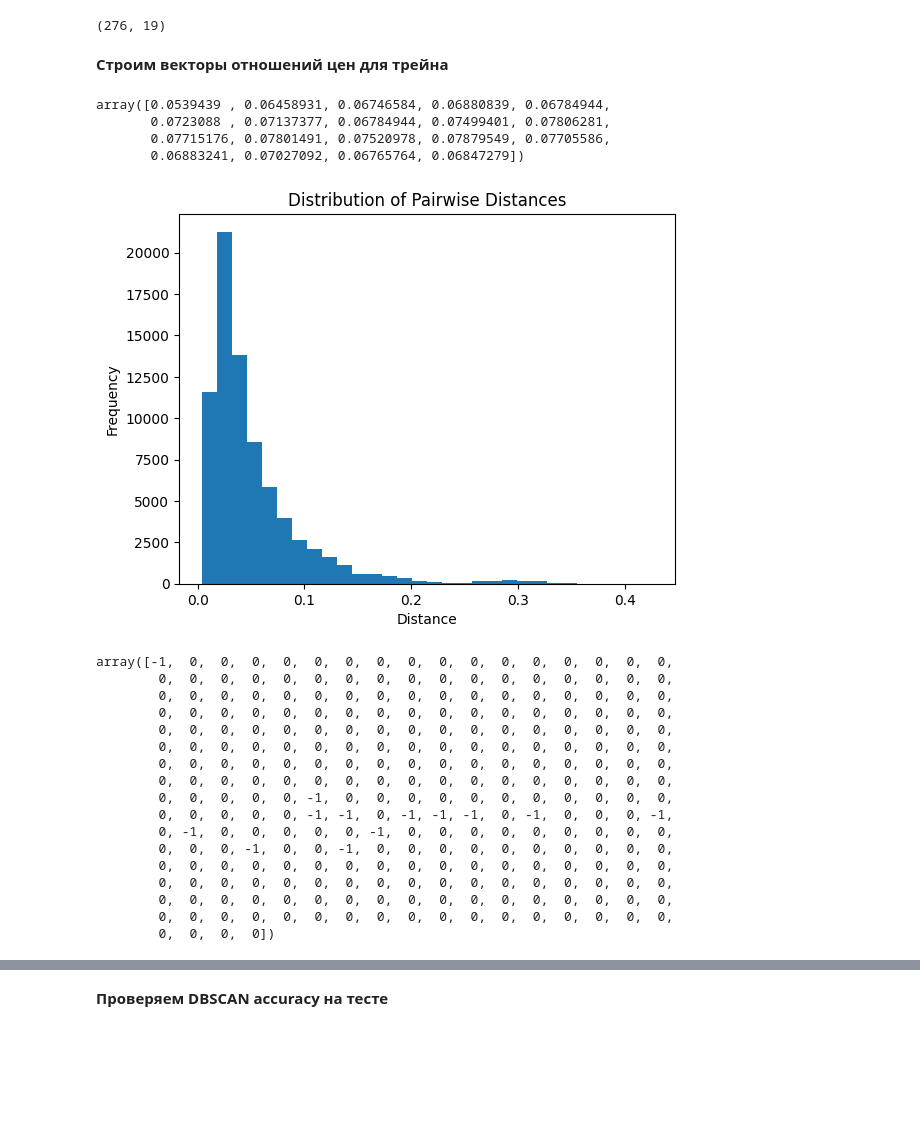
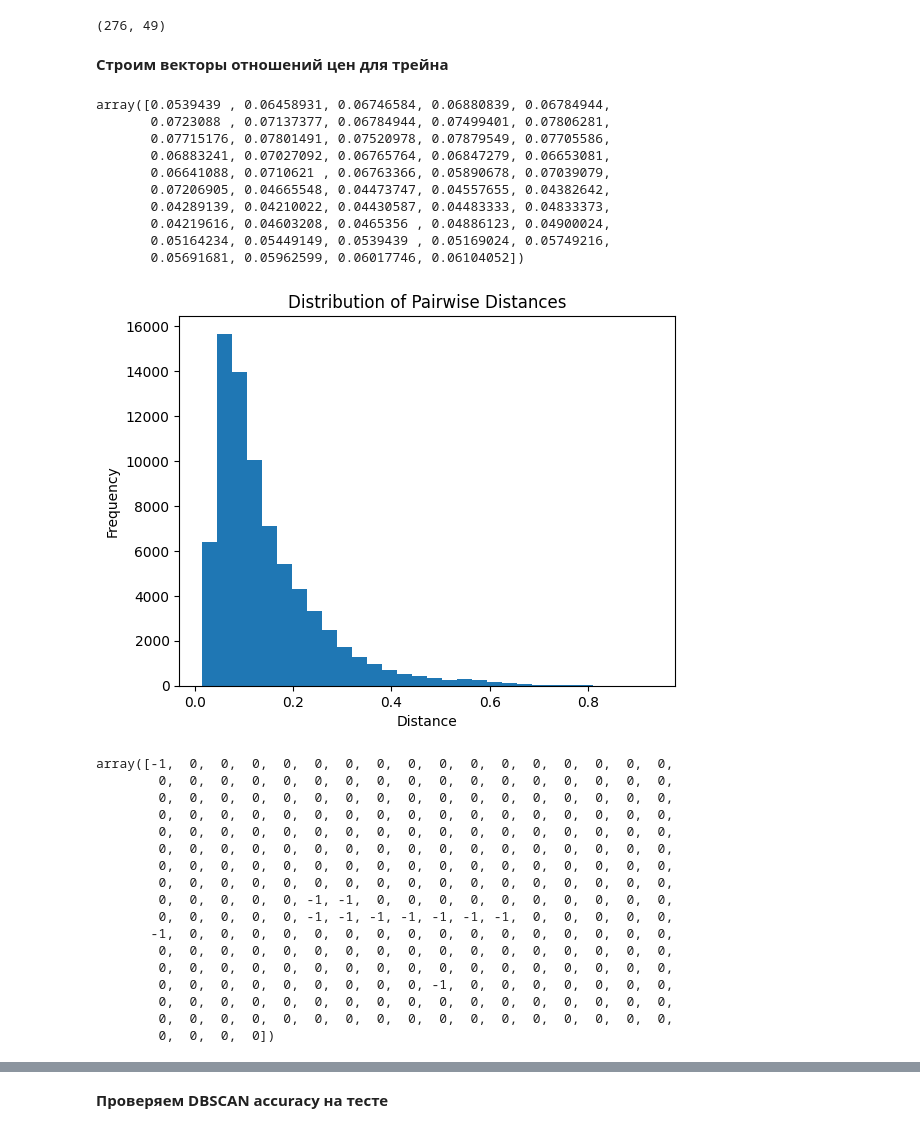
Before and after one commit to Doughnutik/Trading-Signals-Using-Fractal-and-Chaotic-Time-Series-Analysis, a Jupyter notebook: research_by_price.ipynb, the cells around one changed output, grey strips where cells are left out. Cells and saved outputs as stored; diff of their text form; code cells hidden in the pictures; blank space fills up the shorter version.

```diff
--- a/research_by_price.ipynb
+++ b/research_by_price.ipynb
@@ -6,7 +6,7 @@ import numpy as np
 RANDOM_STATE = 123
 random.seed(RANDOM_STATE)
 
-N = 20
+N = 50
 df_name = "AAPL_15min"
 
 df = pd.read_csv(f'datasets/{df_name}_marked.csv')
@@ -28,7 +28,7 @@ def build_vectors_by_price(df, N, take_all=False):
 X_train = build_vectors_by_price(df_train, N)
 X_train.shape
 # %% [output]
-(276, 19)
+(276, 49)
 # %% [markdown]
 **Строим векторы отношений цен для трейна**
 # %%
@@ -37,28 +37,30 @@ X_train[0]
 array([0.0539439 , 0.06458931, 0.06746584, 0.06880839, 0.06784944,
        0.0723088 , 0.07137377, 0.06784944, 0.07499401, 0.07806281,
        0.07715176, 0.07801491, 0.07520978, 0.07879549, 0.07705586,
-       0.06883241, 0.07027092, 0.06765764, 0.06847279])
+       0.06883241, 0.07027092, 0.06765764, 0.06847279, 0.06653081,
+       0.06641088, 0.0710621 , 0.06763366, 0.05890678, 0.07039079,
+       0.07206905, 0.04665548, 0.04473747, 0.04557655, 0.04382642,
+       0.04289139, 0.04210022, 0.04430587, 0.04483333, 0.04833373,
+       0.04219616, 0.04603208, 0.0465356 , 0.04886123, 0.04900024,
+       0.05164234, 0.05449149, 0.0539439 , 0.05169024, 0.05749216,
+       0.05691681, 0.05962599, 0.06017746, 0.06104052])
 # %%
 from matplotlib import pyplot as plt
+from sklearn.metrics.pairwise import euclidean_distances
 
-distances = [[0] * X_train.shape[0] for _ in range(X_train.shape[0])]
-for i in range(X_train.shape[0]):
-    for j in range(i + 1, X_train.shape[0]):
-        dist = np.linalg.norm(X_train[i] - X_train[j])
-        distances[i][j] = dist
-        distances[j][i] = dist
+distances = euclidean_distances(X_train)
 
 plt.hist([dist for row in distances for dist in row if dist > 0], bins=30)
 plt.xlabel('Distance')
 plt.ylabel('Frequency')
 plt.title('Distribution of Pairwise Distances')
 plt.show()
 # %% [output]
-[figure, old version]
+[figure, new version]
 # %%
 from sklearn.cluster import DBSCAN, KMeans
 
-EPS = 0.04
+EPS = 0.1
 clustering_dbscan = DBSCAN(eps=EPS, min_samples=5).fit(X_train)
 clustering_dbscan.labels_
 # %% [output]
@@ -70,12 +72,12 @@ array([-1,  0,  0,  0,  0,  0,  0,  0,  0,  0,  0,  0,  0,  0,  0,  0,  0,
         0,  0,  0,  0,  0,  0,  0,  0,  0,  0,  0,  0,  0,  0,  0,  0,  0,
         0,  0,  0,  0,  0,  0,  0,  0,  0,  0,  0,  0,  0,  0,  0,  0,  0,
         0,  0,  0,  0,  0,  0,  0,  0,  0,  0,  0,  0,  0,  0,  0,  0,  0,
-        0,  0,  0,  0,  0, -1,  0,  0,  0,  0,  0,  0,  0,  0,  0,  0,  0,
-        0,  0,  0,  0,  0, -1, -1,  0, -1, -1, -1,  0, -1,  0,  0,  0, -1,
-        0, -1,  0,  0,  0,  0,  0, -1,  0,  0,  0,  0,  0,  0,  0,  0,  0,
-        0,  0,  0, -1,  0,  0, -1,  0,  0,  0,  0,  0,  0,  0,  0,  0,  0,
+        0,  0,  0,  0,  0, -1, -1,  0,  0,  0,  0,  0,  0,  0,  0,  0,  0,
+        0,  0,  0,  0,  0, -1, -1, -1, -1, -1, -1, -1,  0,  0,  0,  0,  0,
+       -1,  0,  0,  0,  0,  0,  0,  0,  0,  0,  0,  0,  0,  0,  0,  0,  0,
         0,  0,  0,  0,  0,  0,  0,  0,  0,  0,  0,  0,  0,  0,  0,  0,  0,
         0,  0,  0,  0,  0,  0,  0,  0,  0,  0,  0,  0,  0,  0,  0,  0,  0,
+        0,  0,  0,  0,  0,  0,  0,  0,  0, -1,  0,  0,  0,  0,  0,  0,  0,
         0,  0,  0,  0,  0,  0,  0,  0,  0,  0,  0,  0,  0,  0,  0,  0,  0,
         0,  0,  0,  0,  0,  0,  0,  0,  0,  0,  0,  0,  0,  0,  0,  0,  0,
         0,  0,  0,  0])
```
Also changed, not shown: parts of 7 cells of this notebook, 3 other files.
